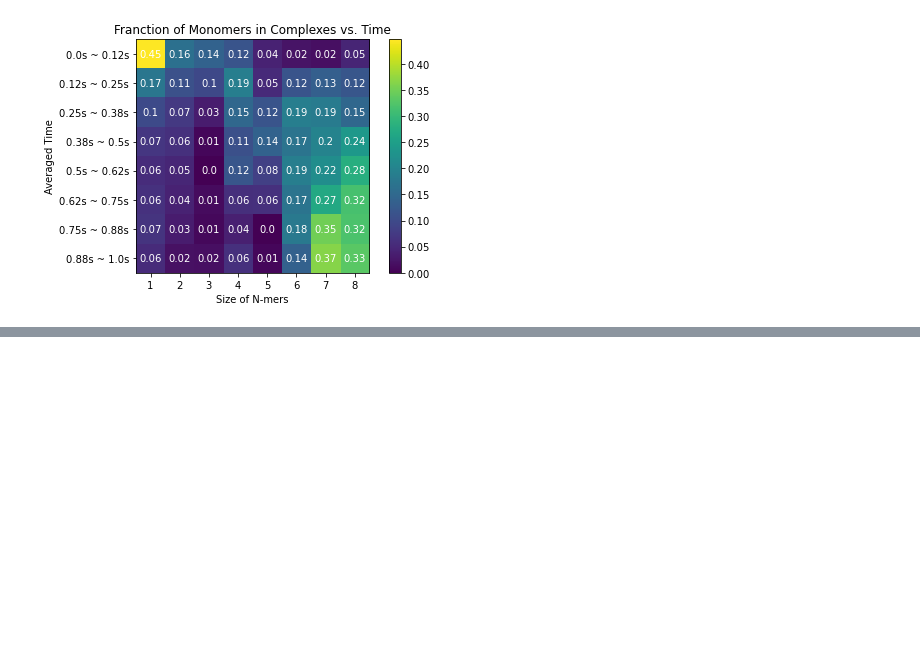
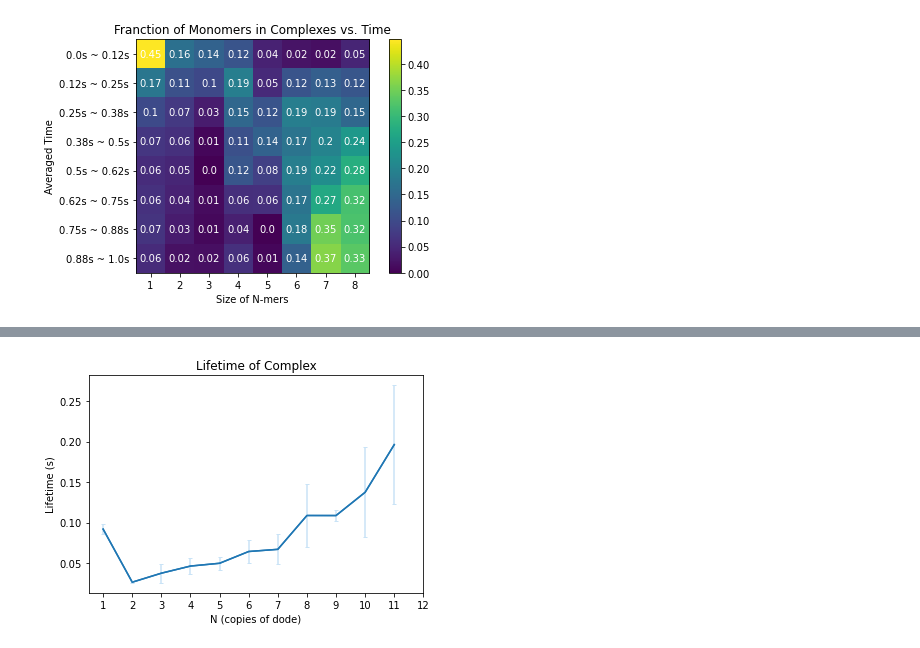
Before and after one commit to jonathanfischer97/ionerdss, a Jupyter notebook: OutputVis/output_vis.ipynb, the cells around one changed output, grey strips where cells are left out. Saved outputs shown, nothing was run; the diff lists cells and outputs as text; code cells hidden in the pictures; blank space fills up the shorter version.

```diff
--- a/OutputVis/output_vis.ipynb
+++ b/OutputVis/output_vis.ipynb
@@ -538,0 +1268,42 @@ hist_time_heatmap_fraction('histogram_complexes_time_cube.dat', 0, 1.0, 'cube',
+# %%
+def complex_lifetime(FileName:str, FileNum:int, InitialTime:float, FinalTime:float, SpeciesName:str, SaveFig:bool=False):
+    file_name_head = FileName.split('.')[0]
+    file_name_tail = FileName.split('.')[1]
+    mean_lifetime = []
+    for i in range(1, FileNum+1):
+        temp_file_name = file_name_head + '_' + str(i) + '.' + file_name_tail
+        if FileNum == 1:
+            temp_file_name = 'transition_matrix_time.dat'
+        ti_lifetime, tf_lifetime, size_list = read_cluster_lifetime(temp_file_name, SpeciesName, InitialTime, FinalTime)
+        mean_temp = []
+        for i in range(len(tf_lifetime)):
+            tf_lifetime[i] = np.delete(tf_lifetime[i], range(0, len(ti_lifetime[i])), axis = 0)
+            mean_temp.append(tf_lifetime[i].mean())
+        mean_lifetime.append(mean_temp)
+    mean_lifetime_rev = []
+    for i in range(len(mean_lifetime[0])):
+        temp = []
+        for j in range(len(mean_lifetime)):
+            temp.append(mean_lifetime[j][i])
+        mean_lifetime_rev.append(temp)
+    mean = []
+    std = []
+    for i in mean_lifetime_rev:
+        mean.append(np.nanmean(i))
+        if FileNum != 1:
+            std.append(np.nanstd(i))
+    errorbar_color = '#c9e3f6'
+    plt.plot(size_list, mean, color = 'C0')
+    if FileNum != 1:
+        plt.errorbar(size_list, mean, yerr = std, ecolor = errorbar_color, capsize = 2)
+    plt.xlabel('N (copies of ' + str(SpeciesName) + ')')
+    plt.ylabel('Lifetime (s)')
+    plt.xticks(ticks = size_list)
+    plt.title('Lifetime of Complex')
+    if SaveFig:
+        plt.savefig('complex_lifetime.png', dpi = 500)
+    plt.show()
+
+complex_lifetime(FileName = 'transition_matrix_time.dat', FileNum = 5, InitialTime = 0.0, FinalTime = 1.0, SpeciesName = 'dode')
+# %% [output]
+[figure, added]
```
Also changed, not shown: parts of 11 cells of this notebook, 35 other files.
